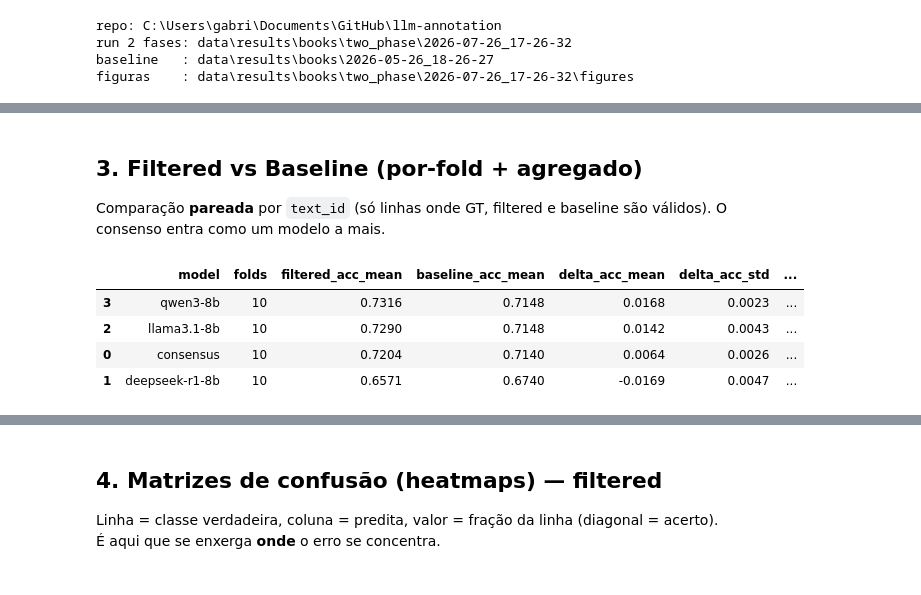
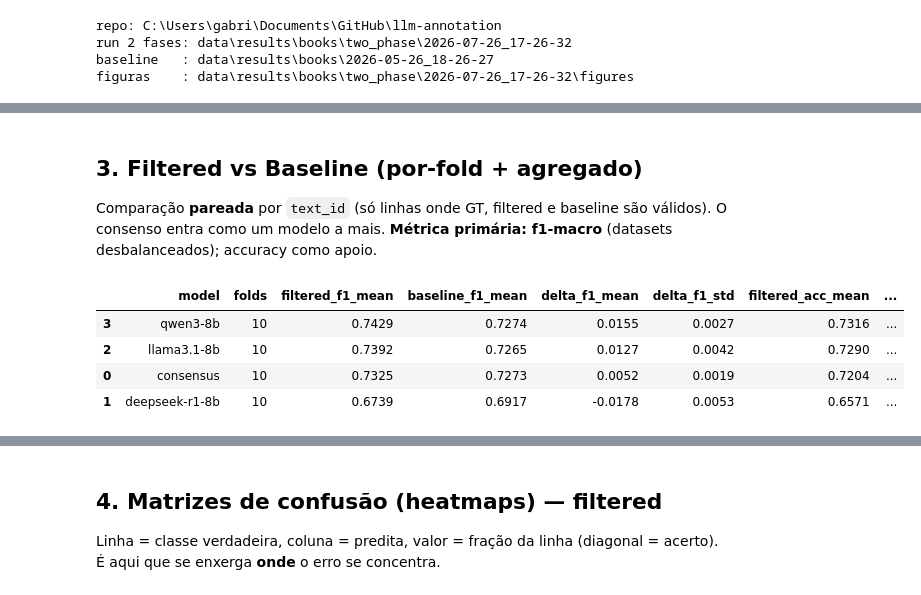
Before and after one commit to Ktzani/llm-annotation, a Jupyter notebook: src/notebooks/validacao_2fases_books.ipynb, the cells around one changed output, grey strips where cells are left out. Drawn from its saved outputs; the diff is of its cells as text; code cells hidden in the pictures.

```diff
--- a/src/notebooks/validacao_2fases_books.ipynb
+++ b/src/notebooks/validacao_2fases_books.ipynb
@@ -84,23 +90,24 @@ fig.savefig(FIG_DIR / "recall_at_k.png", bbox_inches="tight"); plt.show()
 # %% [markdown]
 ## 3. Filtered vs Baseline (por-fold + agregado)
 
-Comparação **pareada** por `text_id` (só linhas onde GT, filtered e baseline são válidos). O consenso entra como um modelo a mais.
+Comparação **pareada** por `text_id` (só linhas onde GT, filtered e baseline são válidos). O consenso entra como um modelo a mais. **Métrica primária: f1-macro** (datasets desbalanceados); accuracy como apoio.
 # %%
 per_fold, models = compare_per_fold(DATASET, RUN_DIR, BASELINE_DIR)
 cons_pf = compare_consensus_per_fold(DATASET, RUN_DIR, BASELINE_DIR)
 if cons_pf is not None:
     per_fold = pd.concat([per_fold, cons_pf], ignore_index=True)
     models = models + ["consensus"]
 
 agg = aggregate_by_mean(per_fold)
-cols = ["model", "folds", "filtered_acc_mean", "baseline_acc_mean", "delta_acc_mean",
-        "delta_acc_std", "filtered_f1_mean", "baseline_f1_mean", "delta_f1_mean",
+# f1-macro primeiro (datasets desbalanceados); accuracy como apoio
+cols = ["model", "folds", "filtered_f1_mean", "baseline_f1_mean", "delta_f1_mean",
+        "delta_f1_std", "filtered_acc_mean", "baseline_acc_mean", "delta_acc_mean",
         "filtered_invalid_rate_mean"]
-display(agg[cols].round(4).sort_values("delta_acc_mean", ascending=False))
+display(agg[cols].round(4).sort_values("delta_f1_mean", ascending=False))
 # %% [output]
-|  | model | folds | filtered_acc_mean | baseline_acc_mean | delta_acc_mean | delta_acc_std | ... |
-| 3 | qwen3-8b | 10 | 0.7316 | 0.7148 | 0.0168 | 0.0023 | ... |
-| 2 | llama3.1-8b | 10 | 0.7290 | 0.7148 | 0.0142 | 0.0043 | ... |
-| 0 | consensus | 10 | 0.7204 | 0.7140 | 0.0064 | 0.0026 | ... |
-| 1 | deepseek-r1-8b | 10 | 0.6571 | 0.6740 | -0.0169 | 0.0047 | ... |
+|  | model | folds | filtered_f1_mean | baseline_f1_mean | delta_f1_mean | delta_f1_std | filtered_acc_mean | ... |
+| 3 | qwen3-8b | 10 | 0.7429 | 0.7274 | 0.0155 | 0.0027 | 0.7316 | ... |
+| 2 | llama3.1-8b | 10 | 0.7392 | 0.7265 | 0.0127 | 0.0042 | 0.7290 | ... |
+| 0 | consensus | 10 | 0.7325 | 0.7273 | 0.0052 | 0.0019 | 0.7204 | ... |
+| 1 | deepseek-r1-8b | 10 | 0.6739 | 0.6917 | -0.0178 | 0.0053 | 0.6571 | ... |
 # %%
```
Also changed, not shown: parts of 7 cells of this notebook, 5 other files.
